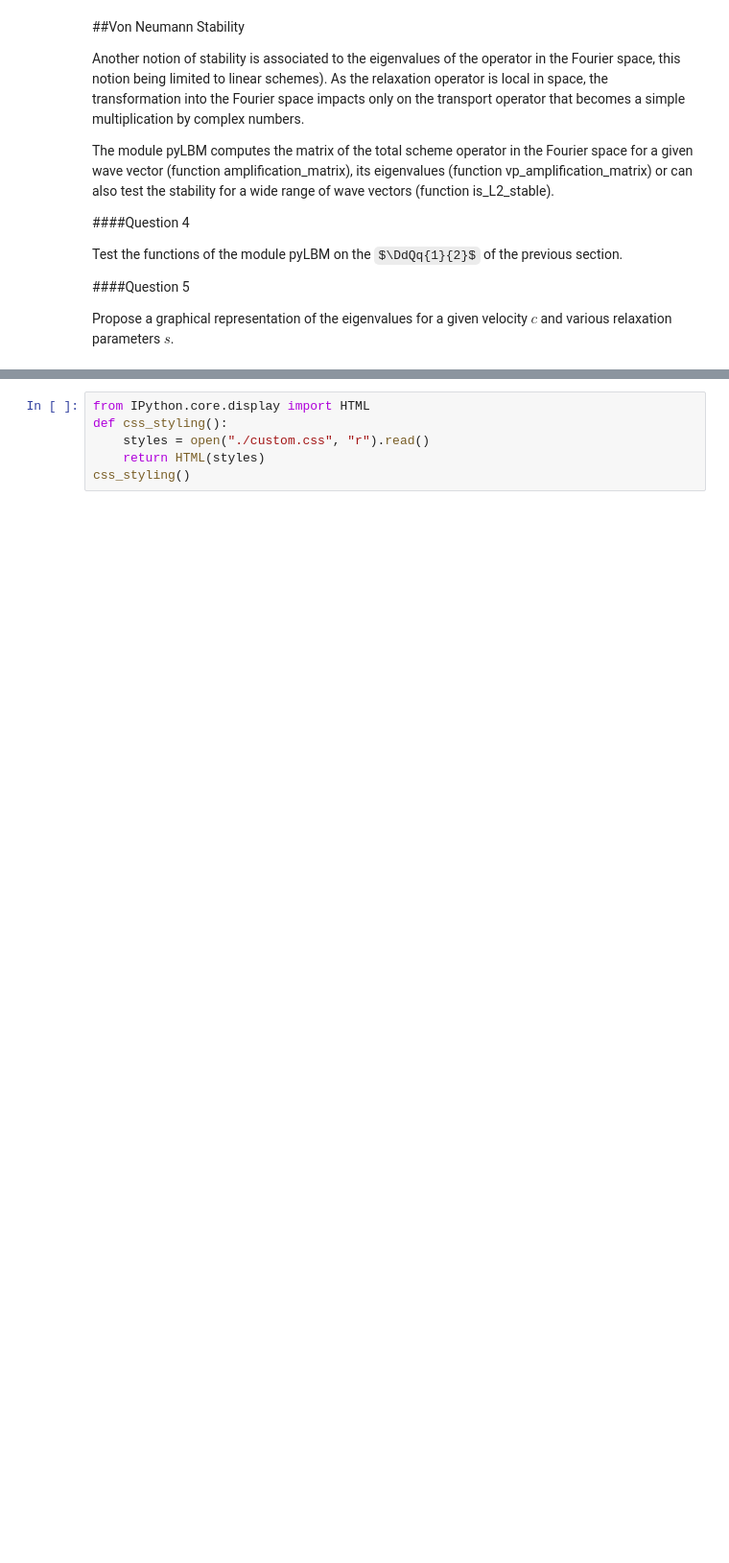
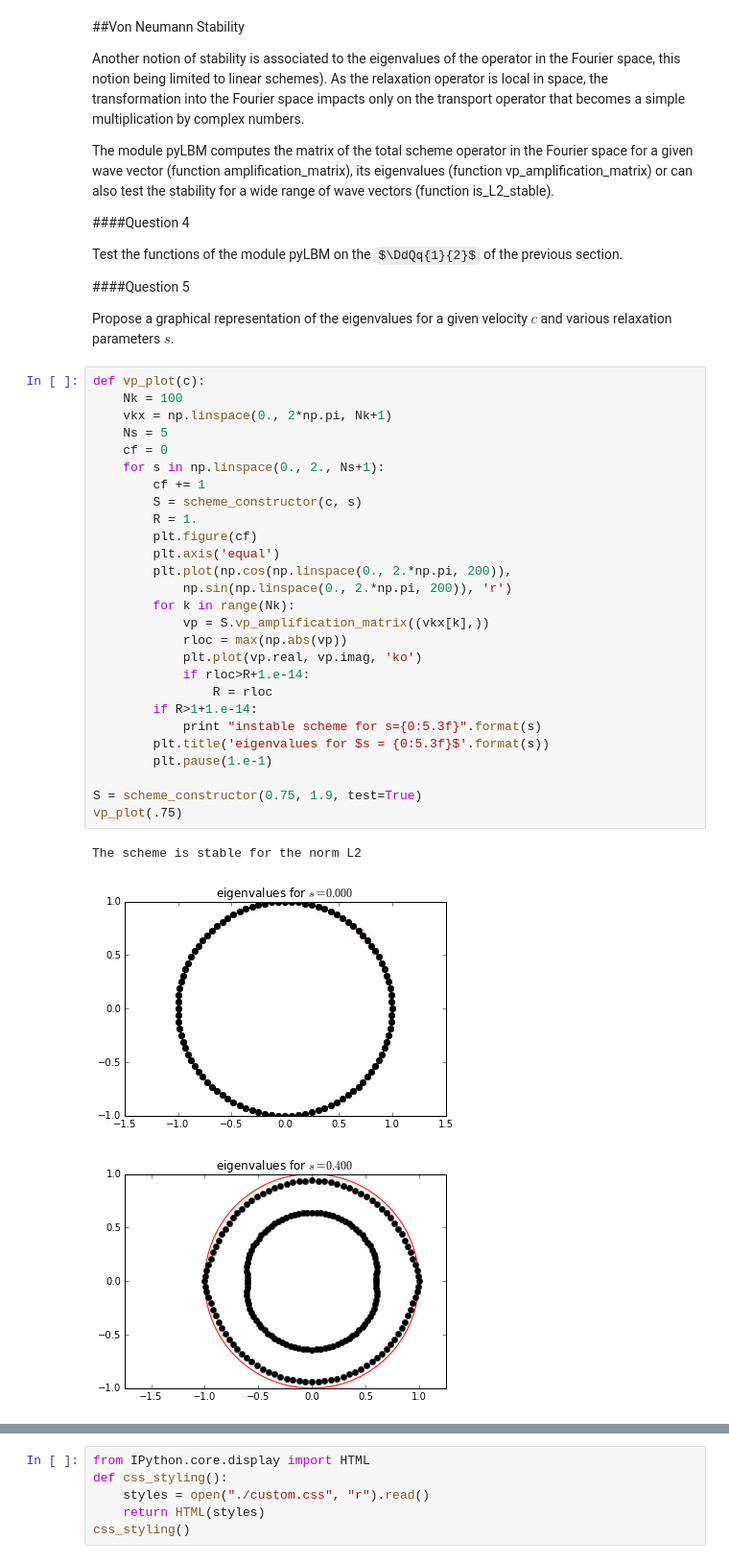
Before and after one commit to gouarin/pylbm_notebook, a Jupyter notebook: 08_stability.ipynb, the cells around one changed output, grey strips where cells are left out. Shown at 96% size. Cells and saved outputs as stored; diff of their text form; some formulas as TeX source; blank space fills up the shorter version.

```diff
--- a/08_stability.ipynb
+++ b/08_stability.ipynb
@@ -88,3 +147,34 @@ Test the functions of the module pyLBM on the $\DdQq{1}{2}$ of the previous sect
 ####Question 5
 
 Propose a graphical representation of the eigenvalues for a given velocity $c$ and various relaxation parameters $s$.
+# %%
+def vp_plot(c):
+    Nk = 100
+    vkx = np.linspace(0., 2*np.pi, Nk+1)
+    Ns = 5
+    cf = 0
+    for s in np.linspace(0., 2., Ns+1):
+        cf += 1
+        S = scheme_constructor(c, s)
+        R = 1.
+        plt.figure(cf)
+        plt.axis('equal')
+        plt.plot(np.cos(np.linspace(0., 2.*np.pi, 200)),
+            np.sin(np.linspace(0., 2.*np.pi, 200)), 'r')
+        for k in range(Nk):
+            vp = S.vp_amplification_matrix((vkx[k],))
+            rloc = max(np.abs(vp))
+            plt.plot(vp.real, vp.imag, 'ko')
+            if rloc>R+1.e-14:
+                R = rloc
+        if R>1+1.e-14:
+            print "instable scheme for s={0:5.3f}".format(s)
+        plt.title('eigenvalues for $s = {0:5.3f}$'.format(s))
+        plt.pause(1.e-1)
+
+S = scheme_constructor(0.75, 1.9, test=True)
+vp_plot(.75)
+# %% [output]
+The scheme is stable for the norm L2
+[figure, added]
+[figure, added]
```
Also changed, not shown: parts of 2 cells of this notebook, 16 other files.
